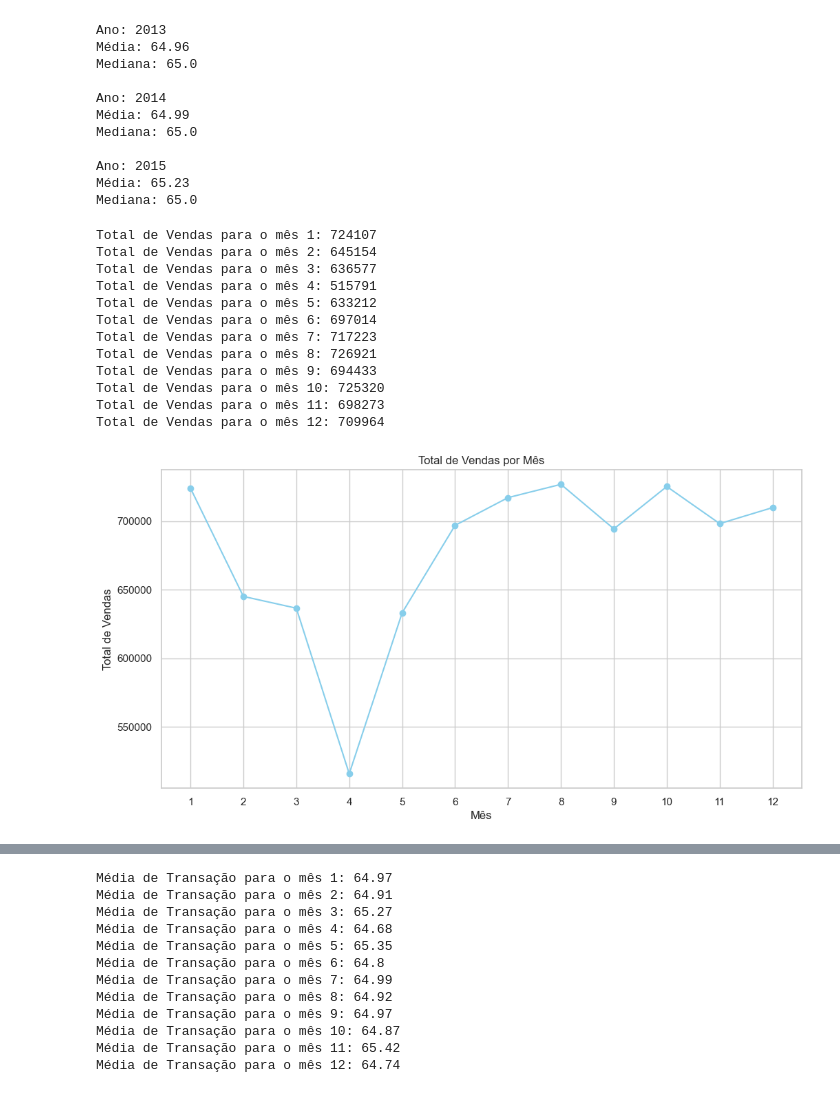
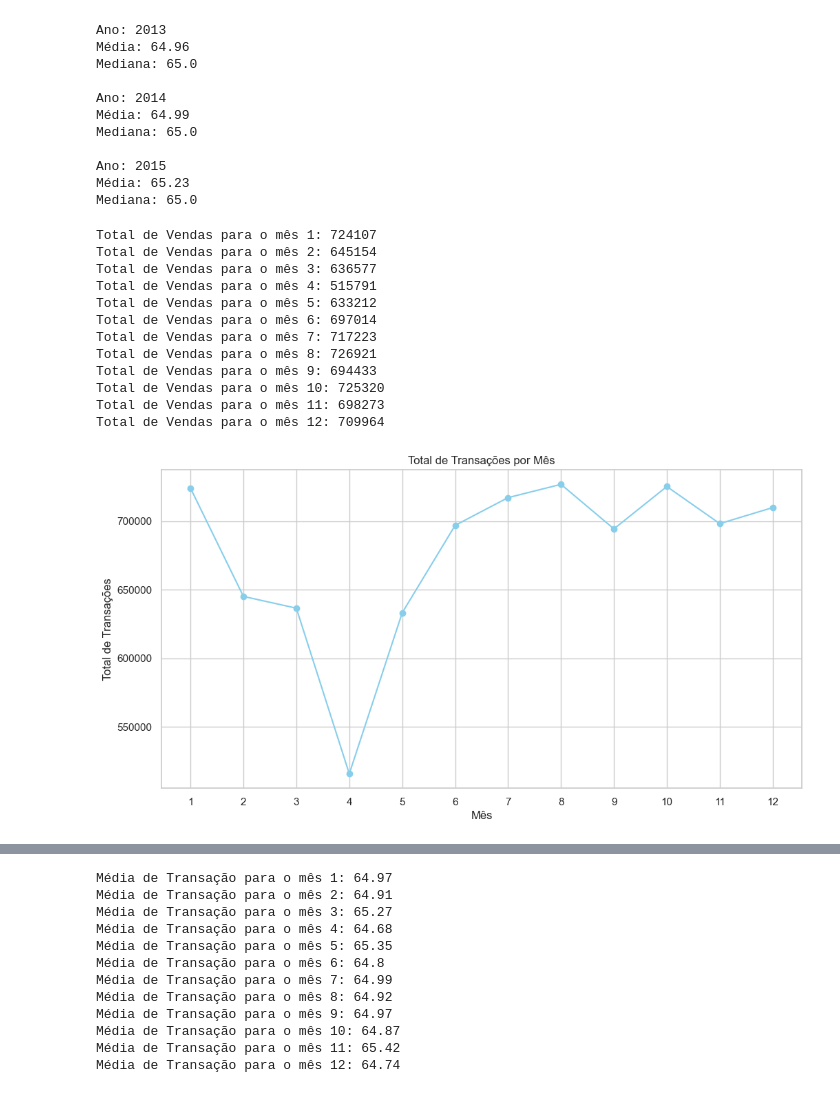
Before and after one commit to GabrielRodrigues11/test-basic-analysis, a Jupyter notebook: main.ipynb, the cells around one changed output, grey strips where cells are left out. Saved outputs shown, nothing was run; the diff lists cells and outputs as text; code cells hidden in the pictures.

```diff
--- a/main.ipynb
+++ b/main.ipynb
@@ -230,31 +241,31 @@ Mediana: 65.0
 # %%
 # Calcula o total de vendas por mês
 total_vendas_por_mes = df.groupby('month')['tran_amount'].sum()
 
 # Exibe o total de vendas por mês
 for month, total_vendas in total_vendas_por_mes.items():
     print(f"Total de Vendas para o mês {month}: {total_vendas}")
 
 # Gráfico de linhas com o total de vendas de cada mês
 plt.figure(figsize=(12, 6))
 plt.plot(total_vendas_por_mes.index, total_vendas_por_mes.values, marker='o', color='skyblue')
-plt.title('Total de Vendas por Mês')
+plt.title('Total de Transações por Mês')
 plt.xlabel('Mês')
-plt.ylabel('Total de Vendas')
+plt.ylabel('Total de Transações')
 plt.xticks(range(1, 13))
 plt.grid(True)
 plt.show()
 # %% [output]
 Total de Vendas para o mês 1: 724107
 Total de Vendas para o mês 2: 645154
 Total de Vendas para o mês 3: 636577
 Total de Vendas para o mês 4: 515791
 Total de Vendas para o mês 5: 633212
 Total de Vendas para o mês 6: 697014
 Total de Vendas para o mês 7: 717223
 Total de Vendas para o mês 8: 726921
 Total de Vendas para o mês 9: 694433
 Total de Vendas para o mês 10: 725320
 Total de Vendas para o mês 11: 698273
 Total de Vendas para o mês 12: 709964
-[figure, old version]
+[figure, new version]
```
Also changed, not shown: parts of 4 cells of this notebook, 10 other files.
